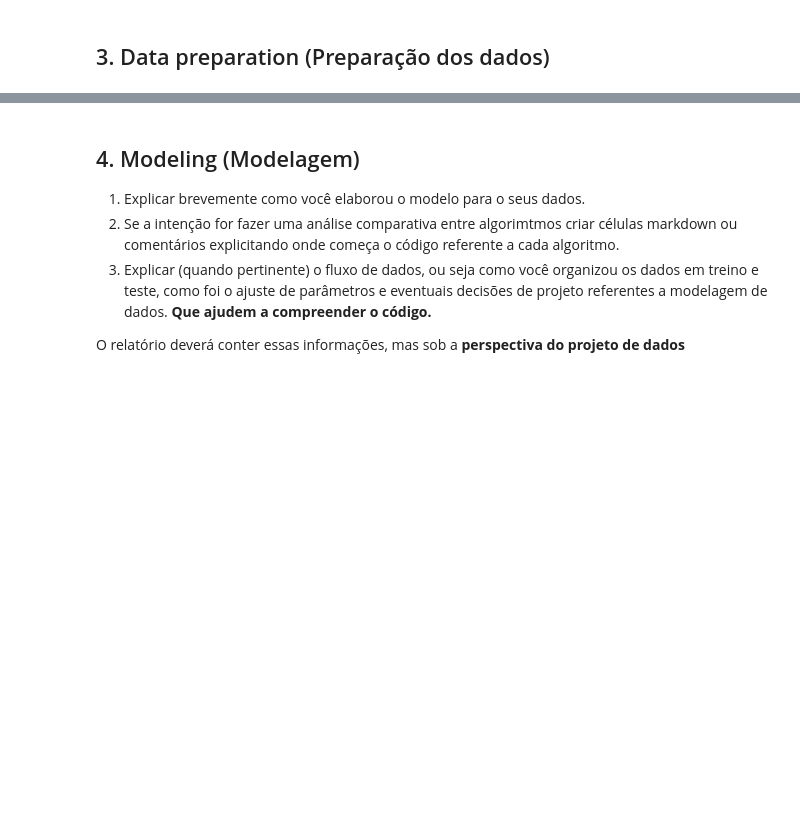
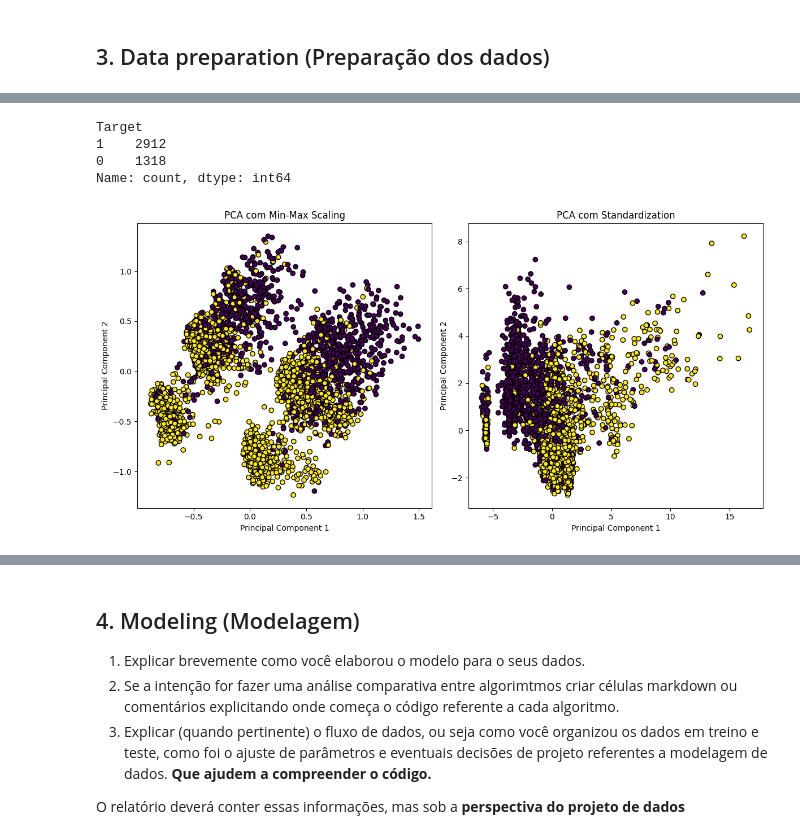
Before and after one commit to Chbmleao/DataMining-TP3, a Jupyter notebook: TP_Mineração_de_Dados.ipynb, the cells around one changed output, grey strips where cells are left out. Cells and saved outputs as stored; diff of their text form; code cells hidden in the pictures; blank space fills up the shorter version.

```diff
--- a/TP_Mineração_de_Dados.ipynb
+++ b/TP_Mineração_de_Dados.ipynb
@@ -571,0 +721,40 @@ A coluna Desempenho na 2ª Semestre indica as notas das unidades curriculares no
+# %%
+df_final['Target'].value_counts()
+# %% [output]
+Target
+1    2912
+0    1318
+Name: count, dtype: int64
+# %%
+
+
+# Inicializando os scalers
+scaler_minmax = MinMaxScaler()
+scaler_standard = StandardScaler()
+
+# Aplicando PCA nas variáveis normalizadas com Min-Max Scaling
+X_minmax_pca = PCA(n_components=2).fit_transform(scaler_minmax.fit_transform(df_final.drop('Target', axis=1)))
+
+# Plotando gráfico para Min-Max Scaling
+plt.figure(figsize=(12, 6))
+plt.subplot(1, 2, 1)
+plt.scatter(X_minmax_pca[:, 0], X_minmax_pca[:, 1], c=df_final['Target'], cmap='viridis', edgecolors='k')
+plt.title('PCA com Min-Max Scaling')
+plt.xlabel('Principal Component 1')
+plt.ylabel('Principal Component 2')
+
+# Aplicando PCA nas variáveis normalizadas com Standardization
+X_standard_pca = PCA(n_components=2).fit_transform(scaler_standard.fit_transform(df_final.drop('Target', axis=1)))
+
+# Plotando gráfico para Standardization
+plt.subplot(1, 2, 2)
+plt.scatter(X_standard_pca[:, 0], X_standard_pca[:, 1], c=df_final['Target'], cmap='viridis', edgecolors='k')
+plt.title('PCA com Standardization')
+plt.xlabel('Principal Component 1')
+plt.ylabel('Principal Component 2')
+
+# Ajustes de layout
+plt.tight_layout()
+plt.show()
+# %% [output]
+[figure, added]
```
Also changed, not shown: parts of 14 cells of this notebook.
